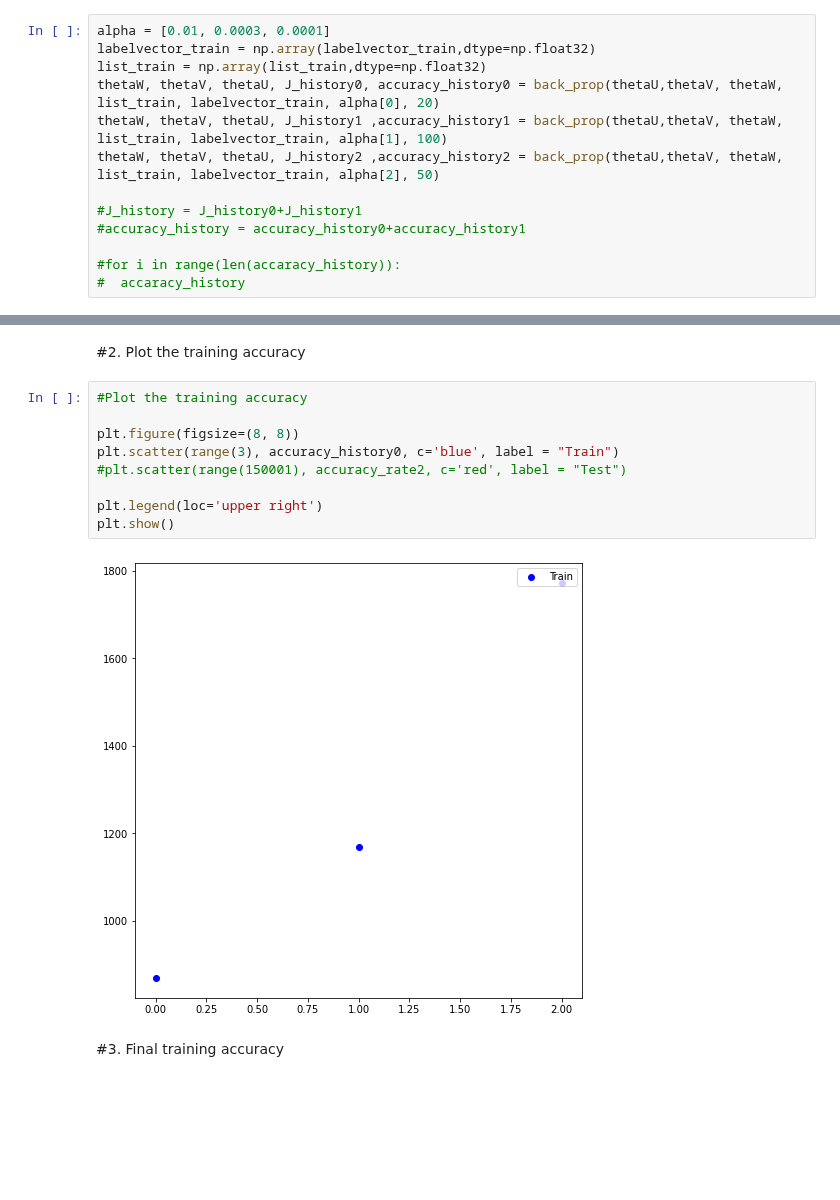
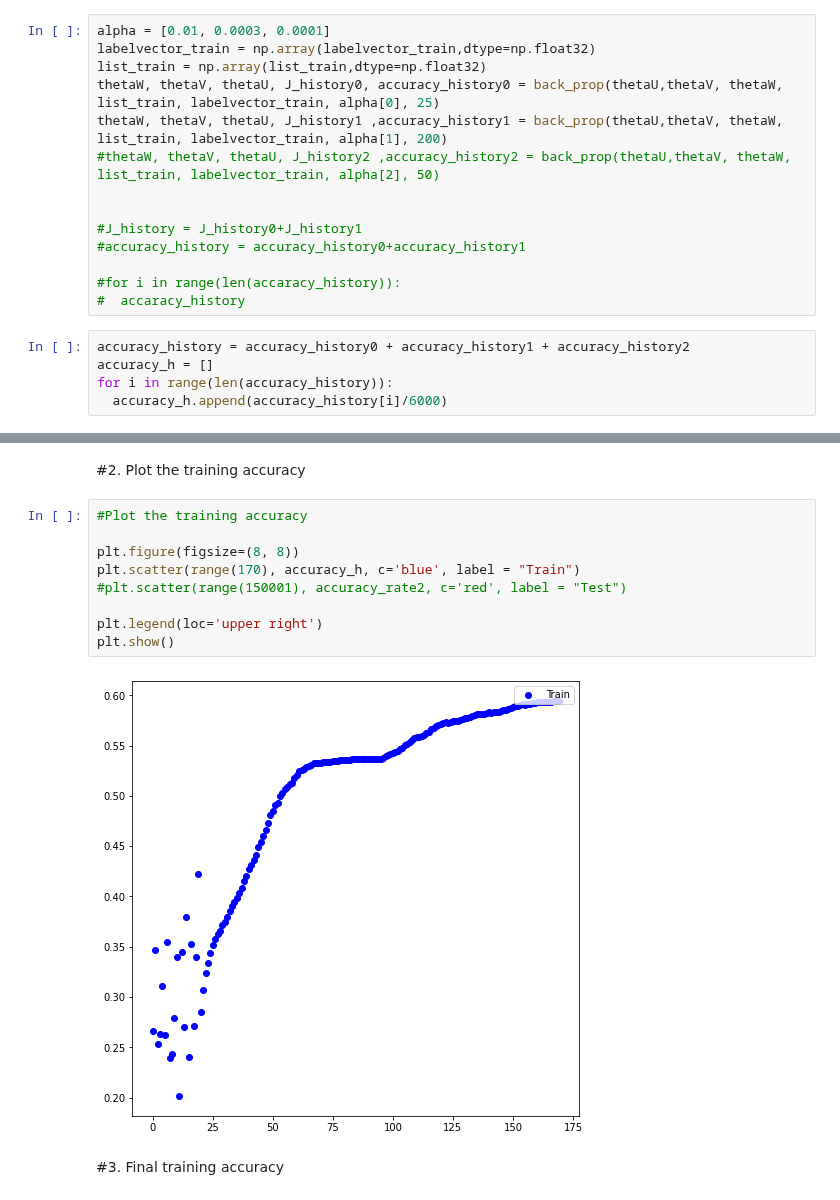
Before and after one commit to susanna1221/MachineLearningHW, a Jupyter notebook: MachineLearning8.ipynb, the cells around one changed output, grey strips where cells are left out. Cells and saved outputs as stored; diff of their text form; blank space fills up the shorter version.

Commit message:
Plot the accuracy value

```diff
--- a/MachineLearning8.ipynb
+++ b/MachineLearning8.ipynb
@@ -220,12 +220,18 @@ def back_prop(thetaU,thetaV, thetaW, data, l, alpha, num):
 alpha = [0.01, 0.0003, 0.0001]
 labelvector_train = np.array(labelvector_train,dtype=np.float32)
 list_train = np.array(list_train,dtype=np.float32)
-thetaW, thetaV, thetaU, J_history0, accuracy_history0 = back_prop(thetaU,thetaV, thetaW, list_train, labelvector_train, alpha[0], 20)
-thetaW, thetaV, thetaU, J_history1 ,accuracy_history1 = back_prop(thetaU,thetaV, thetaW, list_train, labelvector_train, alpha[1], 100)
-thetaW, thetaV, thetaU, J_history2 ,accuracy_history2 = back_prop(thetaU,thetaV, thetaW, list_train, labelvector_train, alpha[2], 50)
+thetaW, thetaV, thetaU, J_history0, accuracy_history0 = back_prop(thetaU,thetaV, thetaW, list_train, labelvector_train, alpha[0], 25)
+thetaW, thetaV, thetaU, J_history1 ,accuracy_history1 = back_prop(thetaU,thetaV, thetaW, list_train, labelvector_train, alpha[1], 200)
+#thetaW, thetaV, thetaU, J_history2 ,accuracy_history2 = back_prop(thetaU,thetaV, thetaW, list_train, labelvector_train, alpha[2], 50)
+
 
 #J_history = J_history0+J_history1
 #accuracy_history = accuracy_history0+accuracy_history1
 
 #for i in range(len(accaracy_history)):
 #  accaracy_history
+# %%
+accuracy_history = accuracy_history0 + accuracy_history1 + accuracy_history2
+accuracy_h = []
+for i in range(len(accuracy_history)):
+  accuracy_h.append(accuracy_history[i]/6000)
@@ -252,14 +263,14 @@ nan
 # %%
 #Plot the training accuracy
 
 plt.figure(figsize=(8, 8))
-plt.scatter(range(3), accuracy_history0, c='blue', label = "Train")
+plt.scatter(range(170), accuracy_h, c='blue', label = "Train")
 #plt.scatter(range(150001), accuracy_rate2, c='red', label = "Test")
 
 plt.legend(loc='upper right')
 plt.show()
 # %% [output]
-[figure, old version]
+[figure, new version]
 # %% [markdown]
 #3. Final training accuracy
 # %%
```
Also changed, not shown: parts of 4 cells of this notebook.
